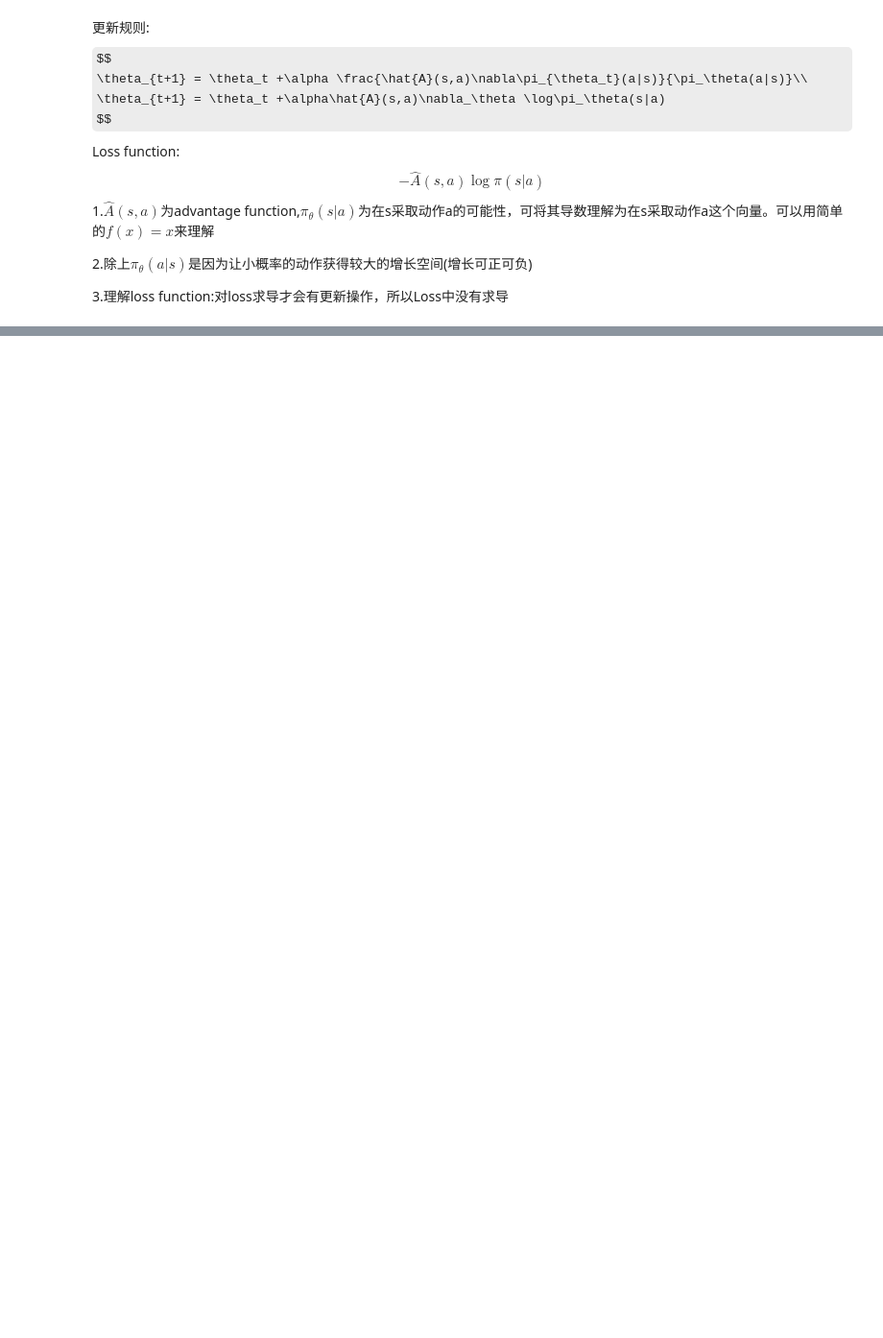
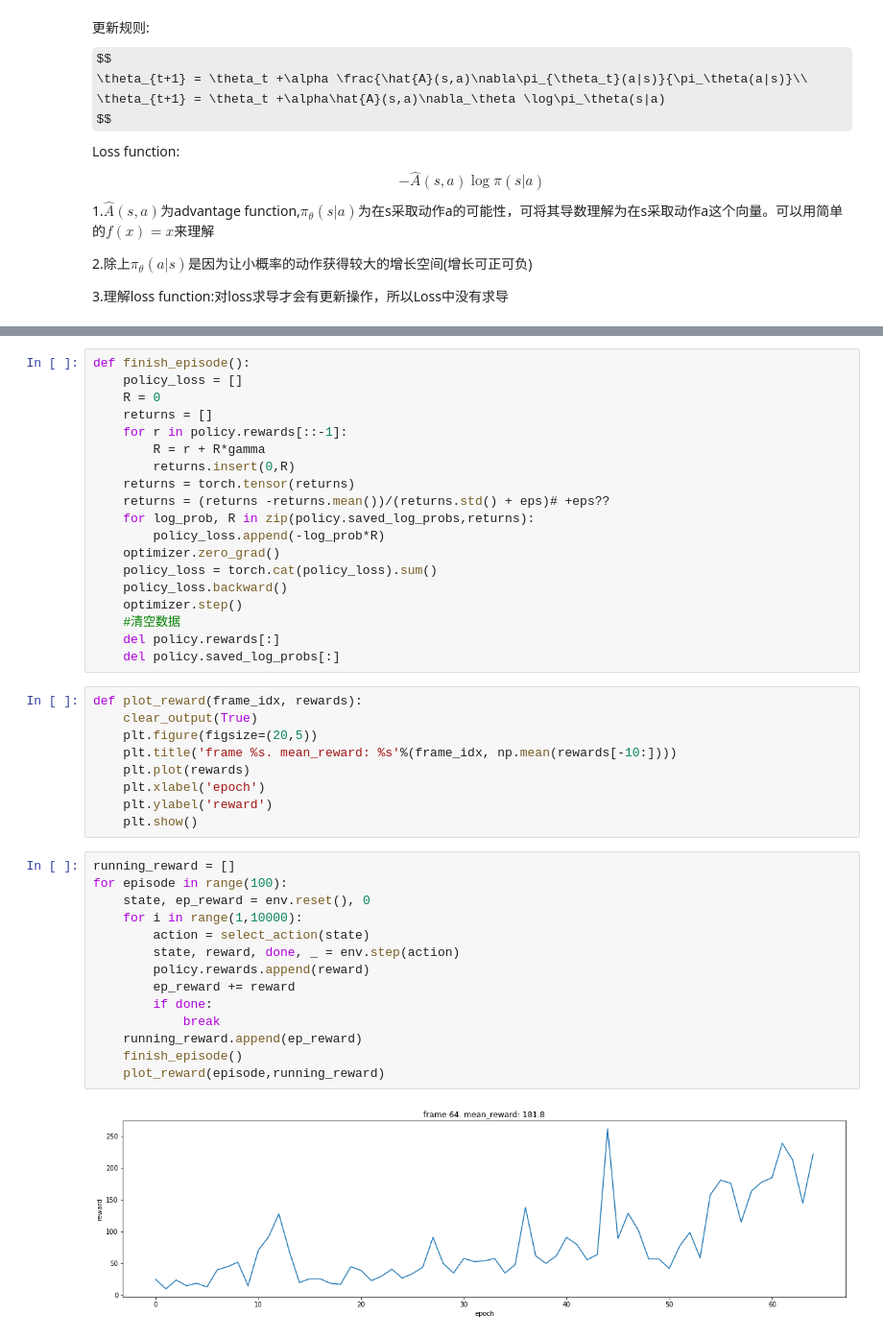
Before and after one commit to sunnyswag/RL_notes_and_codes, a Jupyter notebook: algorithm_implement/Policy_Gradient.ipynb, the cells around one changed output, grey strips where cells are left out. Shown at 96% size. Drawn from its saved outputs; the diff is of its cells as text; some formulas as TeX source; blank space fills up the shorter version.

Commit message:
add_Policy_Gradient

```diff
--- a/algorithm_implement/Policy_Gradient.ipynb
+++ b/algorithm_implement/Policy_Gradient.ipynb
@@ -20 +68,45 @@ import numpy as np
+# %%
+def finish_episode():
+    policy_loss = []
+    R = 0
+    returns = []
+    for r in policy.rewards[::-1]:
+        R = r + R*gamma
+        returns.insert(0,R)
+    returns = torch.tensor(returns)
+    returns = (returns -returns.mean())/(returns.std() + eps)# +eps??
+    for log_prob, R in zip(policy.saved_log_probs,returns):
+        policy_loss.append(-log_prob*R)
+    optimizer.zero_grad()
+    policy_loss = torch.cat(policy_loss).sum()
+    policy_loss.backward()
+    optimizer.step()
+    #清空数据
+    del policy.rewards[:]
+    del policy.saved_log_probs[:]
+# %%
+def plot_reward(frame_idx, rewards):
+    clear_output(True)
+    plt.figure(figsize=(20,5))
+    plt.title('frame %s. mean_reward: %s'%(frame_idx, np.mean(rewards[-10:])))
+    plt.plot(rewards)
+    plt.xlabel('epoch')
+    plt.ylabel('reward')
+    plt.show()
+# %%
+running_reward = []
+for episode in range(100):
+    state, ep_reward = env.reset(), 0
+    for i in range(1,10000):
+        action = select_action(state)
+        state, reward, done, _ = env.step(action)
+        policy.rewards.append(reward)
+        ep_reward += reward
+        if done:
+            break
+    running_reward.append(ep_reward)
+    finish_episode()
+    plot_reward(episode,running_reward)
+# %% [output]
+[figure, added]
 # %%
```
Also changed, not shown: parts of 8 cells of this notebook.
